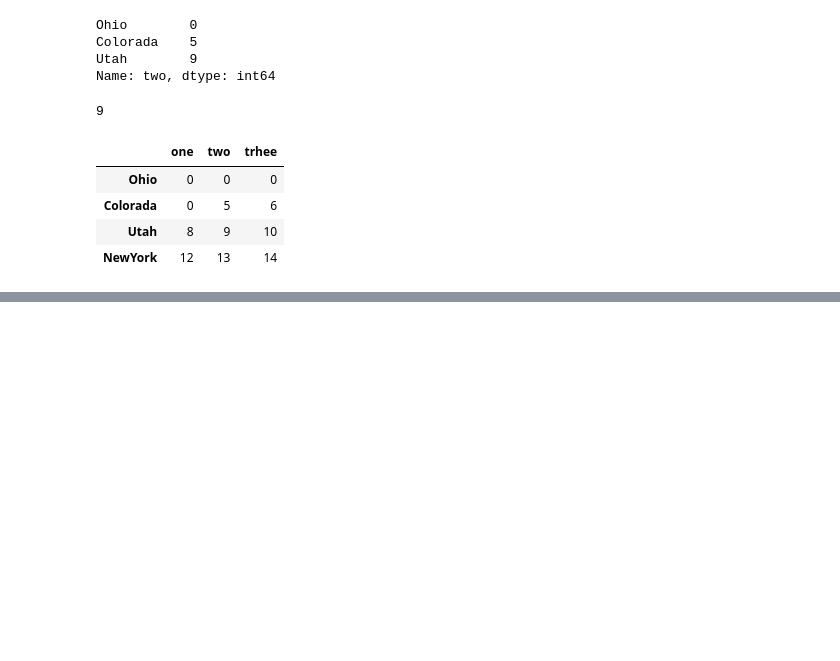
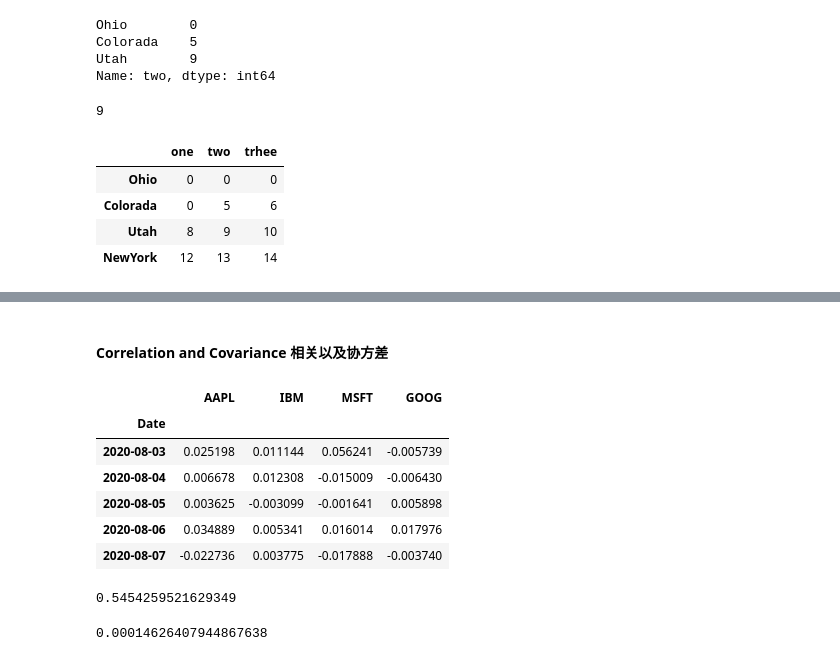
Before and after one commit to HuCui2022/data_python_analysis, a Jupyter notebook: pandas001.ipynb, the cells around one changed output, grey strips where cells are left out. Saved outputs shown, nothing was run; the diff lists cells and outputs as text; code cells hidden in the pictures; blank space fills up the shorter version.

```diff
--- a/pandas001.ipynb
+++ b/pandas001.ipynb
@@ -795,0 +1508,2 @@ data.iloc[:,:3]
+# %% [markdown]
+#### Correlation and Covariance 相关以及协方差
@@ -795,0 +1521,21 @@ data.iloc[:,:3]
+# %%
+returns = price.pct_change()
+# %%
+returns.tail()
+# %% [output]
+|  | AAPL | IBM | MSFT | GOOG |
+| Date |  |  |  |  |
+| 2020-08-03 | 0.025198 | 0.011144 | 0.056241 | -0.005739 |
+| 2020-08-04 | 0.006678 | 0.012308 | -0.015009 | -0.006430 |
+| 2020-08-05 | 0.003625 | -0.003099 | -0.001641 | 0.005898 |
+| 2020-08-06 | 0.034889 | 0.005341 | 0.016014 | 0.017976 |
+| 2020-08-07 | -0.022736 | 0.003775 | -0.017888 | -0.003740 |
+# %%
+# 计算不同股票涨跌的相关性。corr ，协方差 cov
+returns['IBM'].corr(returns['GOOG'])
+# %% [output]
+0.5454259521629349
+# %%
+returns['IBM'].cov(returns['GOOG'])
+# %% [output]
+0.00014626407944867638
```
Also changed, not shown: parts of 109 cells of this notebook.
